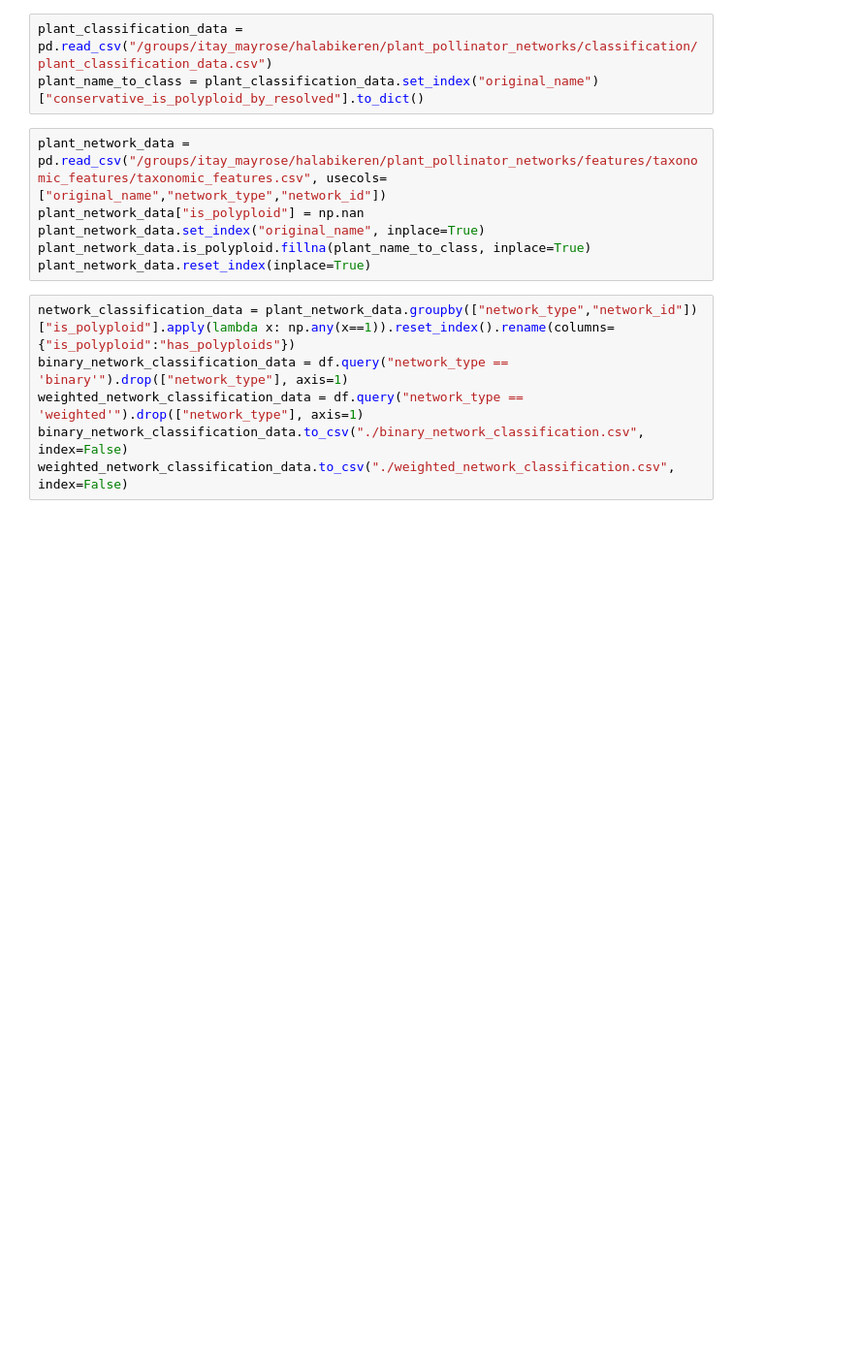
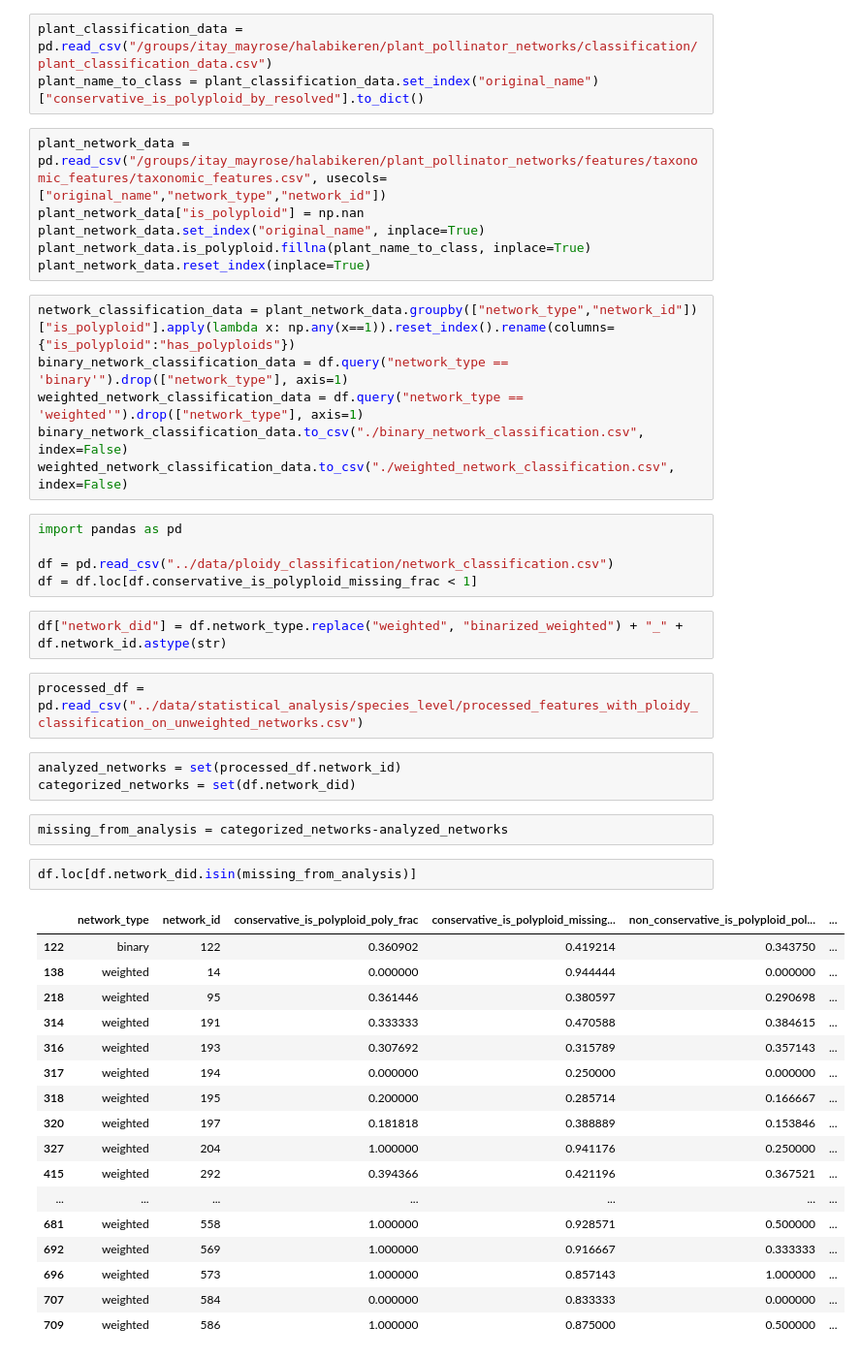
Before and after one commit to halabikeren/plant_pollinator_networks, a Jupyter notebook: notebooks/extract_ploidy_classification.ipynb, the cells around one changed output. Shown at 97% size. Cells and saved outputs as stored; diff of their text form; blank space fills up the shorter version.

```diff
--- a/notebooks/extract_ploidy_classification.ipynb
+++ b/notebooks/extract_ploidy_classification.ipynb
@@ -477,3 +657,37 @@ binary_network_classification_data = df.query("network_type == 'binary'").drop([
 weighted_network_classification_data = df.query("network_type == 'weighted'").drop(["network_type"], axis=1)
 binary_network_classification_data.to_csv("./binary_network_classification.csv", index=False)
 weighted_network_classification_data.to_csv("./weighted_network_classification.csv", index=False)
+# %%
+import pandas as pd
+
+df = pd.read_csv("../data/ploidy_classification/network_classification.csv")
+df = df.loc[df.conservative_is_polyploid_missing_frac < 1]
+# %%
+df["network_did"] = df.network_type.replace("weighted", "binarized_weighted") + "_" + df.network_id.astype(str)
+# %%
+processed_df = pd.read_csv("../data/statistical_analysis/species_level/processed_features_with_ploidy_classification_on_unweighted_networks.csv")
+# %%
+analyzed_networks = set(processed_df.network_id)
+categorized_networks = set(df.network_did)
+# %%
+missing_from_analysis = categorized_networks-analyzed_networks
+# %%
+df.loc[df.network_did.isin(missing_from_analysis)]
+# %% [output]
+|  | network_type | network_id | conservative_is_polyploid_poly_frac | conservative_is_polyploid_missing... | non_conservative_is_polyploid_pol... | ... |
+| 122 | binary | 122 | 0.360902 | 0.419214 | 0.343750 | ... |
+| 138 | weighted | 14 | 0.000000 | 0.944444 | 0.000000 | ... |
+| 218 | weighted | 95 | 0.361446 | 0.380597 | 0.290698 | ... |
+| 314 | weighted | 191 | 0.333333 | 0.470588 | 0.384615 | ... |
+| 316 | weighted | 193 | 0.307692 | 0.315789 | 0.357143 | ... |
+| 317 | weighted | 194 | 0.000000 | 0.250000 | 0.000000 | ... |
+| 318 | weighted | 195 | 0.200000 | 0.285714 | 0.166667 | ... |
+| 320 | weighted | 197 | 0.181818 | 0.388889 | 0.153846 | ... |
+| 327 | weighted | 204 | 1.000000 | 0.941176 | 0.250000 | ... |
+| 415 | weighted | 292 | 0.394366 | 0.421196 | 0.367521 | ... |
+| ... | ... | ... | ... | ... | ... | ... |
+| 681 | weighted | 558 | 1.000000 | 0.928571 | 0.500000 | ... |
+| 692 | weighted | 569 | 1.000000 | 0.916667 | 0.333333 | ... |
+| 696 | weighted | 573 | 1.000000 | 0.857143 | 1.000000 | ... |
+| 707 | weighted | 584 | 0.000000 | 0.833333 | 0.000000 | ... |
+| 709 | weighted | 586 | 1.000000 | 0.875000 | 0.500000 | ... |
```
Also changed, not shown: parts of 32 cells of this notebook, 4 other files.
